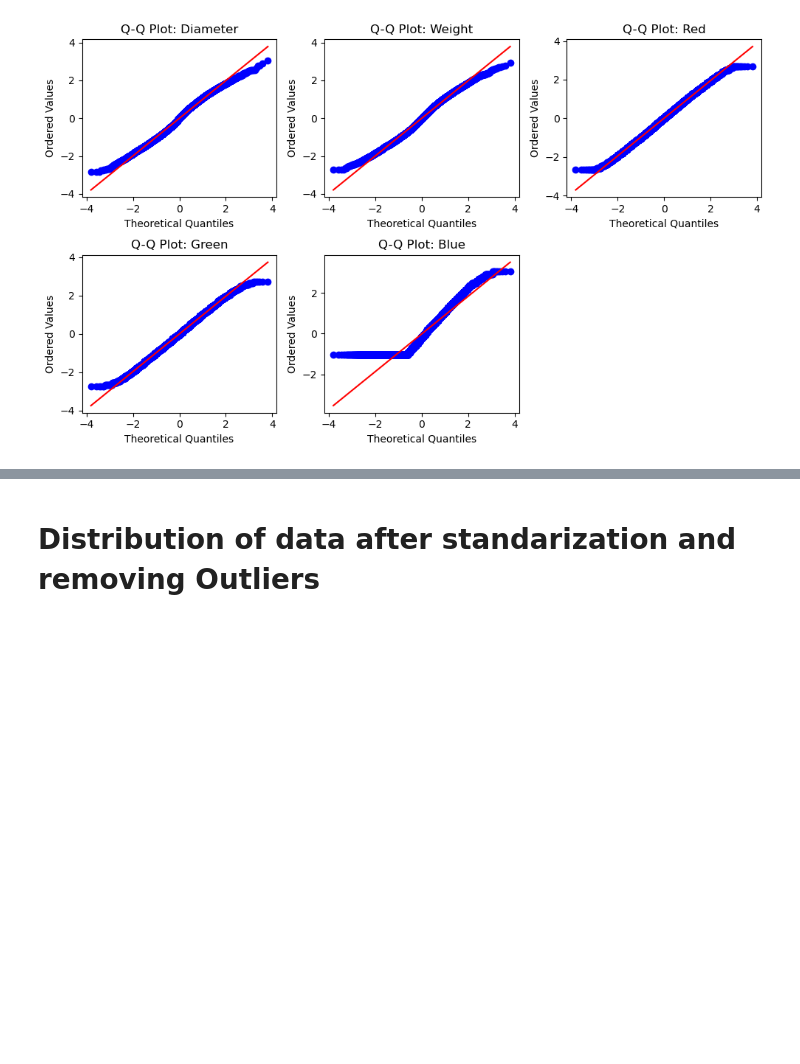
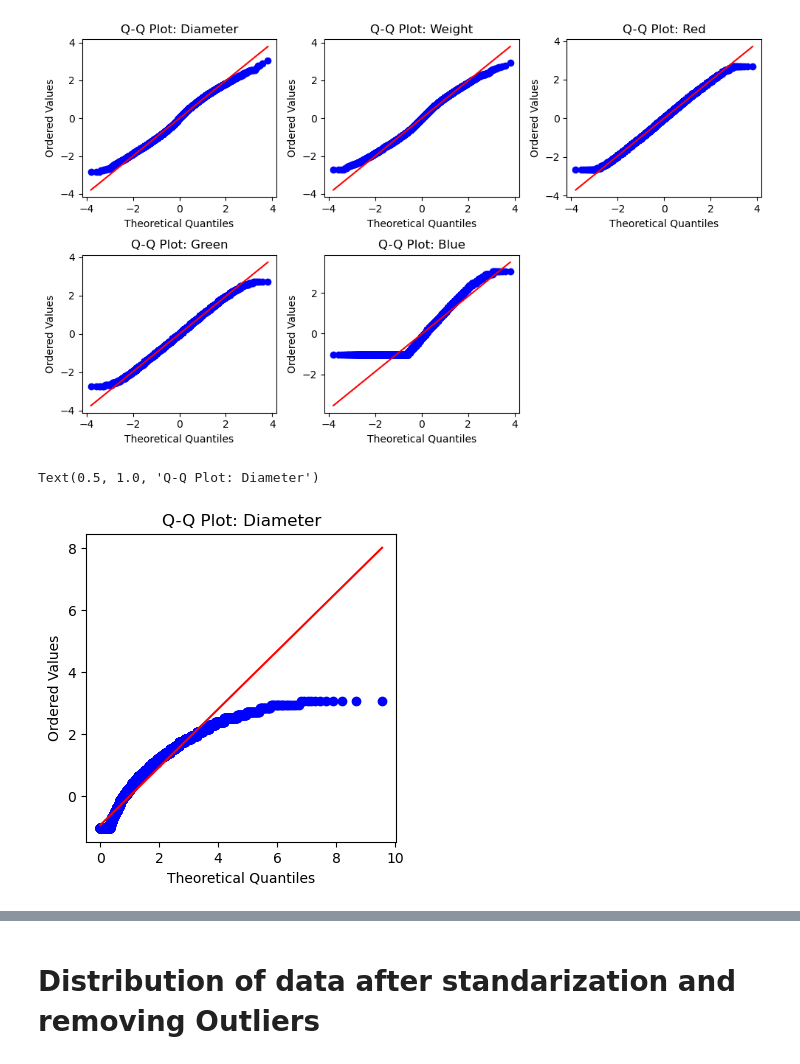
Before and after one commit to MohamedMandour10/Citrus-Binary-Classification, a Jupyter notebook: oranges-vs-grapefruit.ipynb, the cells around one changed output, grey strips where cells are left out. Drawn from its saved outputs; the diff is of its cells as text; code cells hidden in the pictures; blank space fills up the shorter version.

```diff
--- a/oranges-vs-grapefruit.ipynb
+++ b/oranges-vs-grapefruit.ipynb
@@ -501,3 +512,13 @@ plt.tight_layout()
 plt.show()
 # %% [output]
 [figure]
+# %%
+plt.figure(figsize=(4, 4))
+plt.subplot(1, 1, 1)
+stats.probplot(data['blue'], dist='expon', plot=plt)
+plt.xlabel('Theoretical Quantiles')
+plt.ylabel('Ordered Values')
+plt.title('Q-Q Plot: Diameter')
+# %% [output]
+Text(0.5, 1.0, 'Q-Q Plot: Diameter')
+[figure, added]
```
Also changed, not shown: parts of 12 cells of this notebook.
